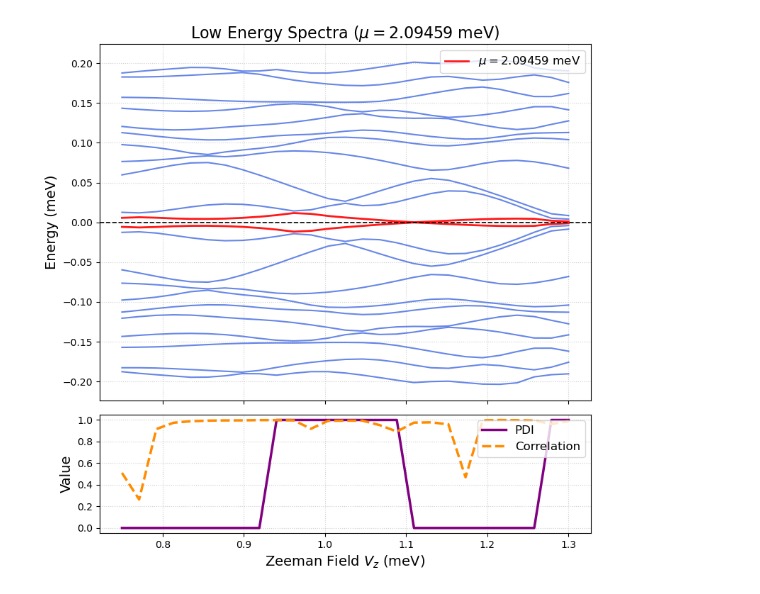
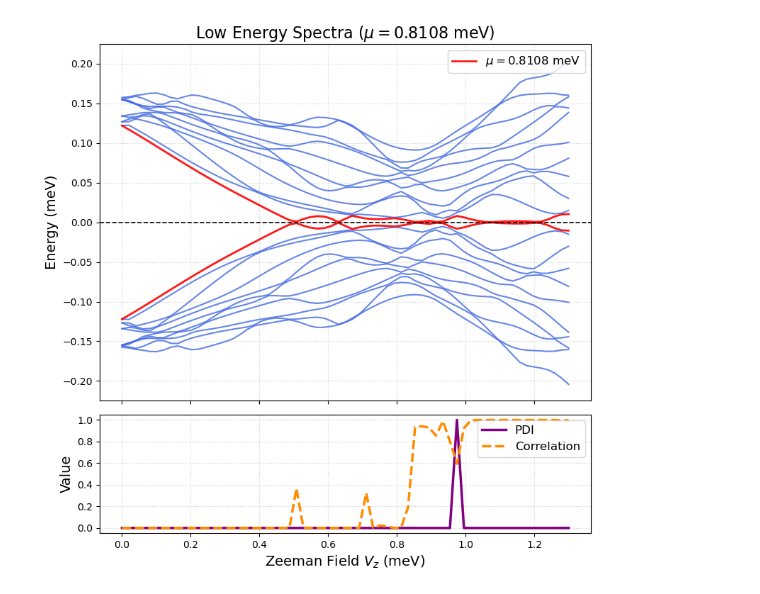
Before and after one commit to polianahp/Nonlocality-of-local-Andreev-conductances-as-a-probe-for-topological-Majorana-wires, a Jupyter notebook: plotting.ipynb, the cells around one changed output. Drawn from its saved outputs; the diff is of its cells as text; code cells hidden in the pictures.

```diff
--- a/plotting.ipynb
+++ b/plotting.ipynb
@@ -28,7 +28,7 @@ save_plots = True
 
 #Data/Old/Barrier5/Tdis_nb
 #dirname = Path(PathConfigs.DATA/"mu_fix"/"vdis2_nb_strdis")
-dirname = Path(PathConfigs.DATA/"renormalized"/"vdis2_nb_strdis")
+dirname = Path(PathConfigs.DATA/"standard_run"/"Tdis_nb")
 
 os.listdir(dirname)
 # %% [output]
@@ -515,7 +502,7 @@ array([1.93243243, 1.93243243, 1.93243243, 1.93243243, 1.93243243,
 # %%
 
 
-target_mu = 2.09459 # <-- Change this to the mu value you want to inspect
+target_mu = 0.8108 # <-- Change this to the mu value you want to inspect
 
 # 2. Extract columns from params_list (Format: [index, mu, Vz])
 mu_vals = params_list[:, 1]
@@ -567,31 +554,31 @@ else:
     ax1.axhline(0, color='black', linestyle='--', linewidth=1.2)
     ax1.set_ylabel("Energy (meV)", fontsize=14)
     ax1.set_title(f"Low Energy Spectra ($\mu = {target_mu}$ meV)", fontsize=16)
     ax1.grid(True, linestyle=':', alpha=0.6)
 
     # Fix the legend so the mu label only appears once
     handles, labels = ax1.get_legend_handles_labels()
     by_label = dict(zip(labels, handles))
     ax1.legend(by_label.values(), by_label.keys(), loc='upper right', fontsize=12)
 
     # ---------------------------------------------------------
     # BOTTOM PLOT (ax2): PDI and Conductance Correlation
     # ---------------------------------------------------------
     # Plot PDI as a solid line
     ax2.plot(plot_vz, plot_pdi, color='purple', linewidth=2.5, label="PDI")
 
     # Plot Conductance Correlation as a dashed line
     ax2.plot(plot_vz, plot_corr, color='darkorange', linestyle='--', linewidth=2.5, label="Correlation")
 
     ax2.set_xlabel(r"Zeeman Field $V_z$ (meV)", fontsize=14)
     ax2.set_ylabel("Value", fontsize=14)
     ax2.grid(True, linestyle=':', alpha=0.6)
 
     # Pinned the legend to the top right corner of the subplot
     ax2.legend(loc='upper right', fontsize=12)
 
     # Clean up layout so labels don't overlap
     plt.tight_layout()
     plt.show()
 # %% [output]
-[figure, old version]
+[figure, new version]
```
Also changed, not shown: parts of 7 cells of this notebook, 3 other files.
